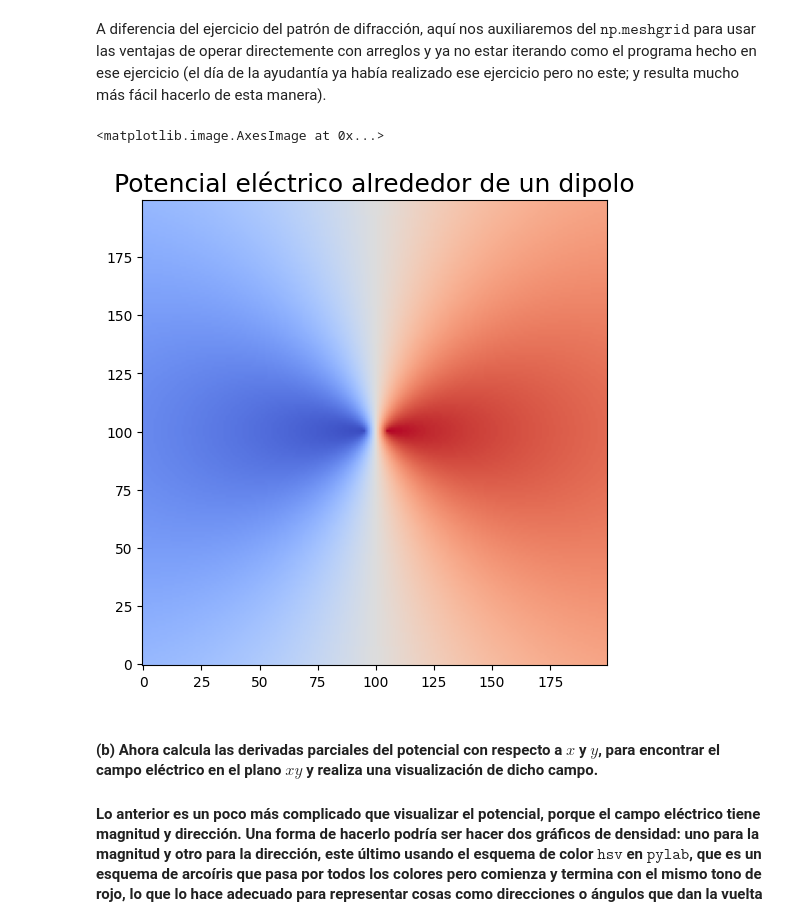
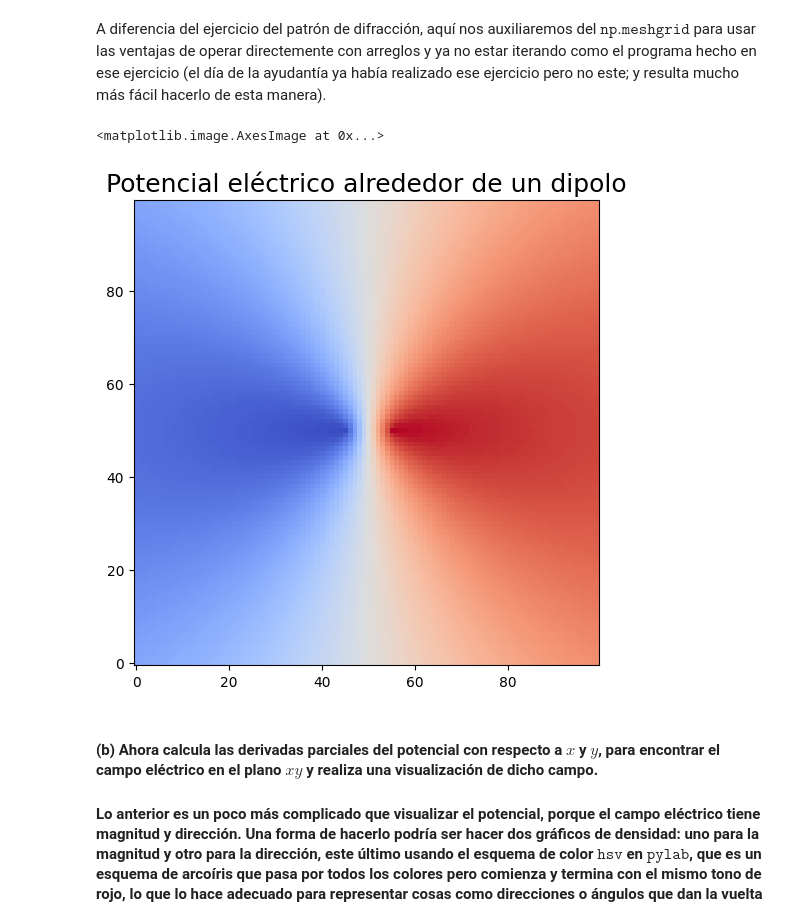
Before and after one commit to Alexi5omg/CLASE, a Jupyter notebook: Tareas/Práctica_3.ipynb, the cells around one changed output. Cells and saved outputs as stored; diff of their text form; code cells hidden in the pictures.

```diff
--- a/Tareas/Práctica_3.ipynb
+++ b/Tareas/Práctica_3.ipynb
@@ -530,31 +530,31 @@ A diferencia del ejercicio del patrón de difracción, aquí nos auxiliaremos de
 # %%
 # Definimos una función para calcular el potencial eléctrico a una
 # distancia r de una carga puntual en el origen
 def V(q,r):
   e0 = 8.854e-12
   return q/(4*np.pi*e0*r)
 
 # Se hará uso del principio de superposición, así que el potencial
 # resultante será la suma de cada una.
 
-xs = np.arange(-1,1,0.01) # 1cm = 0.01m
-ys = np.arange(-1,1,0.01)
+xs = np.arange(-0.5,0.5,0.01) # 1cm = 0.01m
+ys = np.arange(-0.5,0.5,0.01)
 x,y = np.meshgrid(xs,ys)
 # Dado que nuestra función es para cargas en el origen, y aquí son 2 y
 # están separadas 0.1m, entonces ubicamos a una en x1=-0.05m, y2=0m y la
 # otra en x2=0.05m, y=0m
 r1 = np.sqrt((x-0.05)**2 + (y)**2) +5 # "Inflamos" los valores para
 r2 = np.sqrt((x+0.05)**2 + (y)**2) +5 # que se vea mejor la imagen
 V1 = V(1,r1)
 V2 = V(-1,r2)
 V_total = V1+V2
 
 pl.figure(figsize=(6,8))
 pl.title("Potencial eléctrico alrededor de un dipolo",size=18)
 pl.imshow(V_total,cmap='coolwarm',origin='lower')
 # %% [output]
 <matplotlib.image.AxesImage at 0x...>
-[figure, old version]
+[figure, new version]
 # %% [markdown]
 #### **(b)** Ahora calcula las derivadas parciales del potencial con respecto a $x$ y $y$, para encontrar el campo eléctrico en el plano $xy$ y realiza una visualización de dicho campo.
 
```
Also changed, not shown: parts of 6 cells of this notebook.
